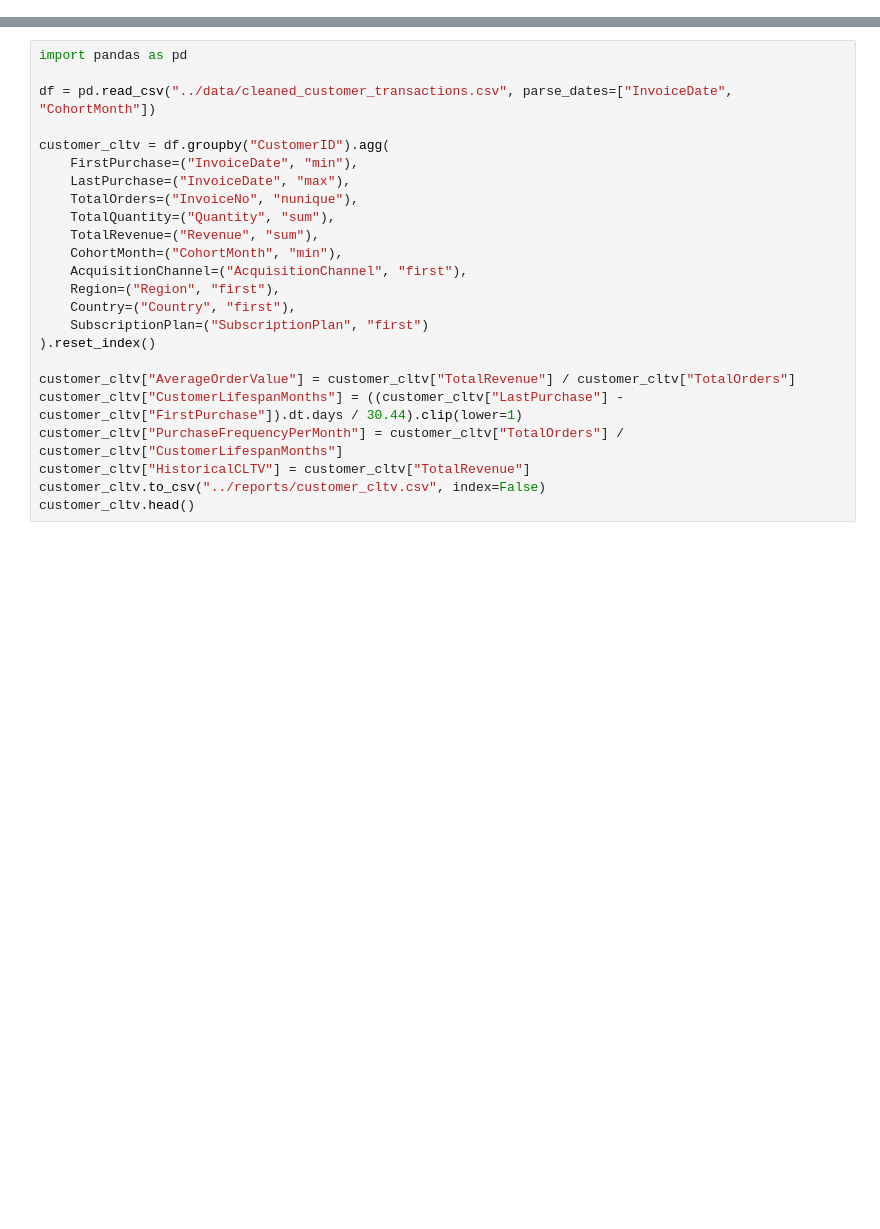
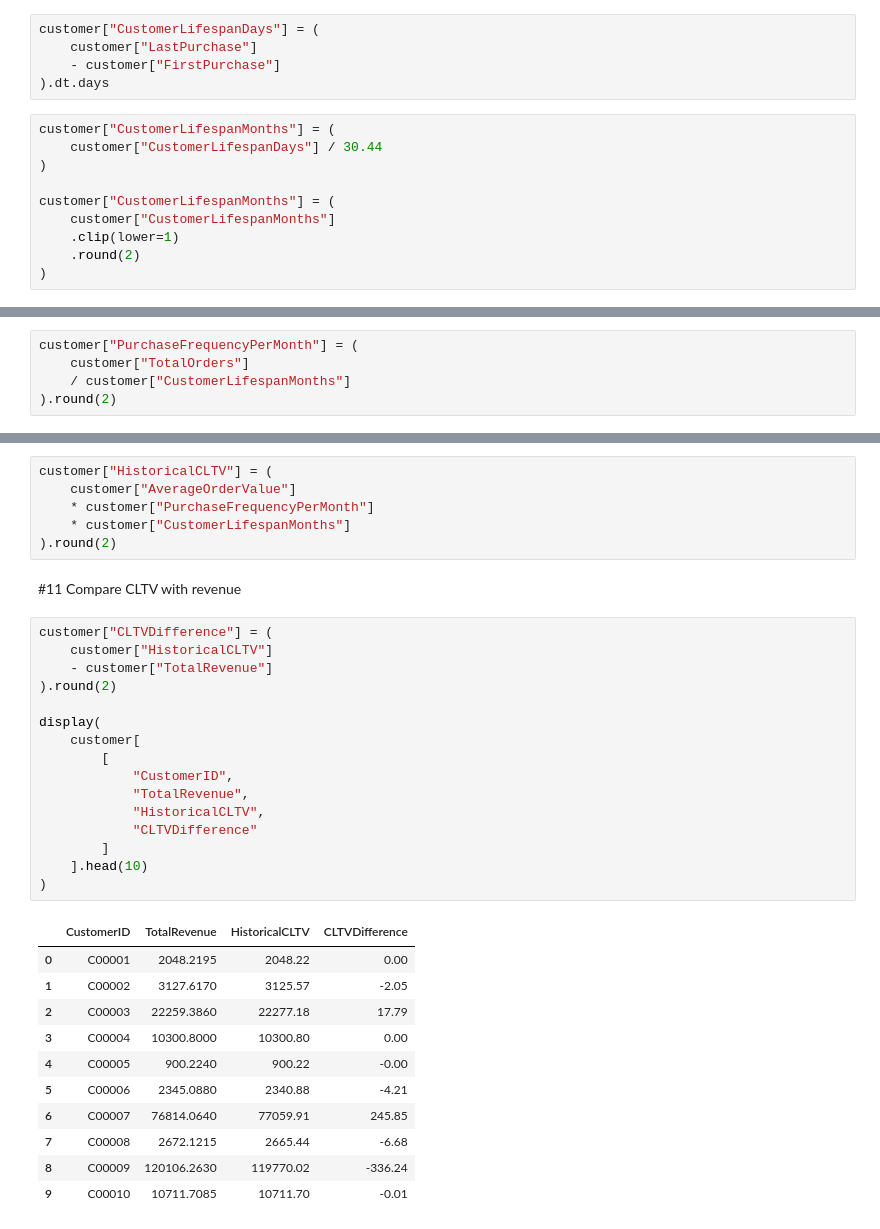
Before and after one commit to chai0405-hub/Infotact_data_analytics-Month-2, a Jupyter notebook: 03_cltv_analysis.ipynb, the cells around one changed output, grey strips where cells are left out. Saved outputs shown, nothing was run; the diff lists cells and outputs as text; blank space fills up the shorter version.

```diff
--- a/03_cltv_analysis.ipynb
+++ b/03_cltv_analysis.ipynb
@@ -0,0 +109,15 @@
+# %%
+customer["CustomerLifespanDays"] = (
+    customer["LastPurchase"]
+    - customer["FirstPurchase"]
+).dt.days
+# %%
+customer["CustomerLifespanMonths"] = (
+    customer["CustomerLifespanDays"] / 30.44
+)
+
+customer["CustomerLifespanMonths"] = (
+    customer["CustomerLifespanMonths"]
+    .clip(lower=1)
+    .round(2)
+)
@@ -1 +126,6 @@
+# %%
+customer["PurchaseFrequencyPerMonth"] = (
+    customer["TotalOrders"]
+    / customer["CustomerLifespanMonths"]
+).round(2)
 # %% [markdown]
@@ -3,24 +133,36 @@
-# %%
-import pandas as pd
-
-df = pd.read_csv("../data/cleaned_customer_transactions.csv", parse_dates=["InvoiceDate", "CohortMonth"])
-
-customer_cltv = df.groupby("CustomerID").agg(
-    FirstPurchase=("InvoiceDate", "min"),
-    LastPurchase=("InvoiceDate", "max"),
-    TotalOrders=("InvoiceNo", "nunique"),
-    TotalQuantity=("Quantity", "sum"),
-    TotalRevenue=("Revenue", "sum"),
-    CohortMonth=("CohortMonth", "min"),
-    AcquisitionChannel=("AcquisitionChannel", "first"),
-    Region=("Region", "first"),
-    Country=("Country", "first"),
-    SubscriptionPlan=("SubscriptionPlan", "first")
-).reset_index()
-
-customer_cltv["AverageOrderValue"] = customer_cltv["TotalRevenue"] / customer_cltv["TotalOrders"]
-customer_cltv["CustomerLifespanMonths"] = ((customer_cltv["LastPurchase"] - customer_cltv["FirstPurchase"]).dt.days / 30.44).clip(lower=1)
-customer_cltv["PurchaseFrequencyPerMonth"] = customer_cltv["TotalOrders"] / customer_cltv["CustomerLifespanMonths"]
-customer_cltv["HistoricalCLTV"] = customer_cltv["TotalRevenue"]
-customer_cltv.to_csv("../reports/customer_cltv.csv", index=False)
-customer_cltv.head()
+# %%
+customer["HistoricalCLTV"] = (
+    customer["AverageOrderValue"]
+    * customer["PurchaseFrequencyPerMonth"]
+    * customer["CustomerLifespanMonths"]
+).round(2)
+# %% [markdown]
+#11 Compare CLTV with revenue
+# %%
+customer["CLTVDifference"] = (
+    customer["HistoricalCLTV"]
+    - customer["TotalRevenue"]
+).round(2)
+
+display(
+    customer[
+        [
+            "CustomerID",
+            "TotalRevenue",
+            "HistoricalCLTV",
+            "CLTVDifference"
+        ]
+    ].head(10)
+)
+# %% [output]
+|  | CustomerID | TotalRevenue | HistoricalCLTV | CLTVDifference |
+| 0 | C00001 | 2048.2195 | 2048.22 | 0.00 |
+| 1 | C00002 | 3127.6170 | 3125.57 | -2.05 |
+| 2 | C00003 | 22259.3860 | 22277.18 | 17.79 |
+| 3 | C00004 | 10300.8000 | 10300.80 | 0.00 |
+| 4 | C00005 | 900.2240 | 900.22 | -0.00 |
+| 5 | C00006 | 2345.0880 | 2340.88 | -4.21 |
+| 6 | C00007 | 76814.0640 | 77059.91 | 245.85 |
+| 7 | C00008 | 2672.1215 | 2665.44 | -6.68 |
+| 8 | C00009 | 120106.2630 | 119770.02 | -336.24 |
+| 9 | C00010 | 10711.7085 | 10711.70 | -0.01 |
```
Also changed, not shown: parts of 35 cells of this notebook.
